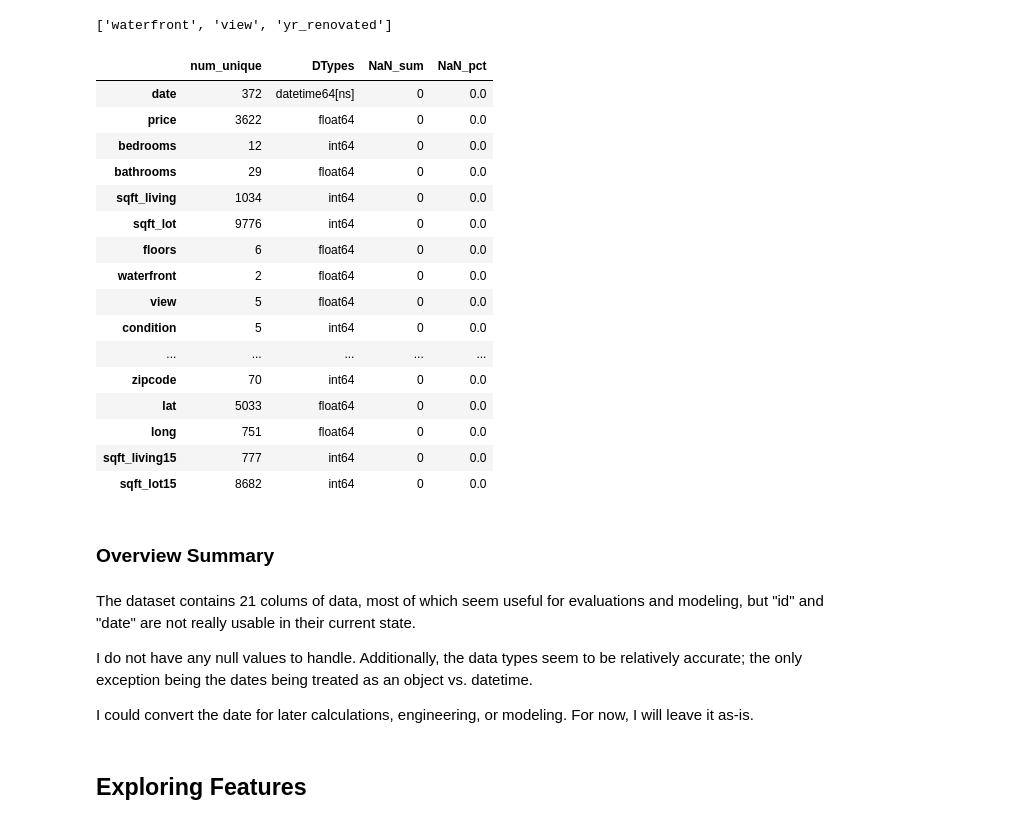
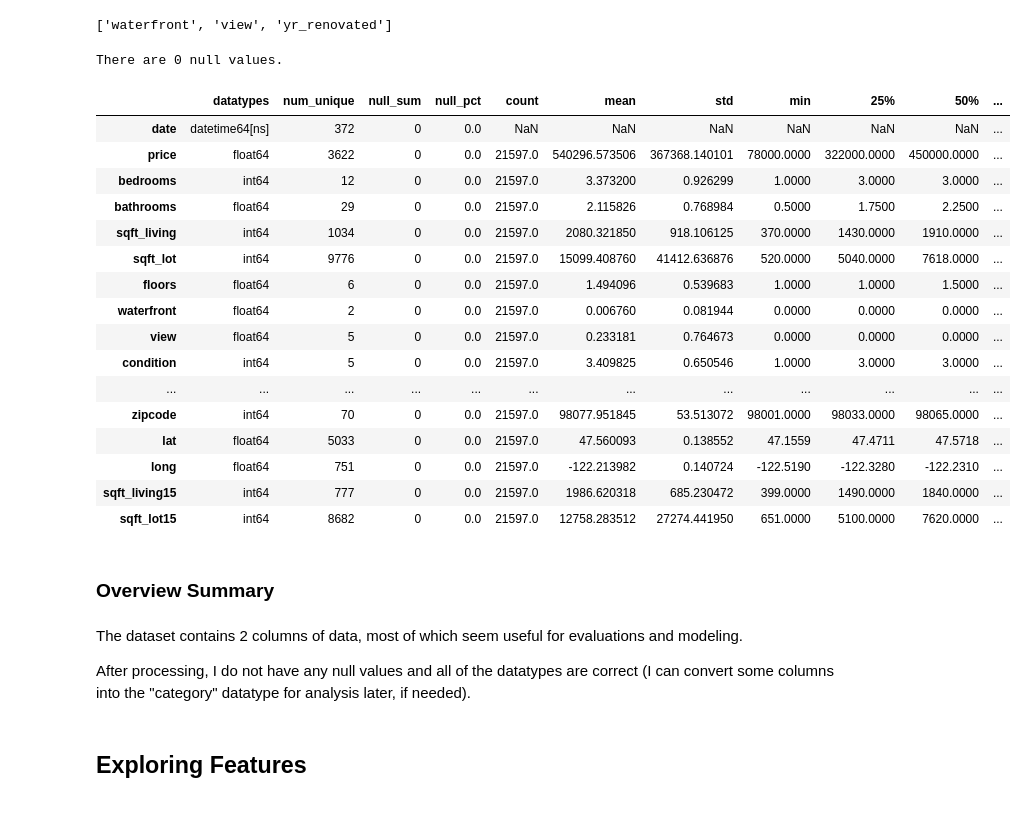
Before and after one commit to BenJMcCarty/BMC_KC_Housing_P2Project_v2, a Jupyter notebook: P2Pv2_now_w_pipes.ipynb, the cells around one changed output. Cells and saved outputs as stored; diff of their text form; code cells hidden in the pictures.

Commit message:
proofreading feature analysis

```diff
--- a/P2Pv2_now_w_pipes.ipynb
+++ b/P2Pv2_now_w_pipes.ipynb
@@ -353,7 +314,0 @@ Name: view, dtype: int64
-# %%
-report_df = pd.DataFrame({'num_unique':df.nunique(),
-              'DTypes':df.dtypes,
-              'NaN_sum':df.isna().sum(),
-              'NaN_pct':df.isna().sum()/len(df)})
-
-pd.concat([df.describe().T,report_df], axis=1)
@@ -386,6 +321,13 @@ for col in df:
 df_na_col
 # %% [output]
 ['waterfront', 'view', 'yr_renovated']
+# %%
+## Converting 'sqft_basement' to numeric and filling any null values with zero
+df['sqft_basement'] = pd.to_numeric(df['sqft_basement'], errors='coerce')
+df['sqft_basement'].fillna('0', inplace=True)
+print(f'There are {df["sqft_basement"].isna().sum()} null values.\n')
+# %% [output]
+There are 0 null values.
 # %%
 for i in df_na_col:
     df[i].fillna(df[i].mode()[0], inplace=True)
@@ -399,36 +334,29 @@ for i in df_na_col:
-# %%
-report_df = pd.DataFrame({'num_unique':df.nunique(),
-              'DTypes':df.dtypes,
-              'NaN_sum':df.isna().sum(),
-              'NaN_pct':df.isna().sum()/len(df)})
-
-report_df
-# %% [output]
-|  | num_unique | DTypes | NaN_sum | NaN_pct |
-| date | 372 | datetime64[ns] | 0 | 0.0 |
-| price | 3622 | float64 | 0 | 0.0 |
-| bedrooms | 12 | int64 | 0 | 0.0 |
-| bathrooms | 29 | float64 | 0 | 0.0 |
-| sqft_living | 1034 | int64 | 0 | 0.0 |
-| sqft_lot | 9776 | int64 | 0 | 0.0 |
-| floors | 6 | float64 | 0 | 0.0 |
-| waterfront | 2 | float64 | 0 | 0.0 |
-| view | 5 | float64 | 0 | 0.0 |
-| condition | 5 | int64 | 0 | 0.0 |
-| ... | ... | ... | ... | ... |
-| zipcode | 70 | int64 | 0 | 0.0 |
-| lat | 5033 | float64 | 0 | 0.0 |
-| long | 751 | float64 | 0 | 0.0 |
-| sqft_living15 | 777 | int64 | 0 | 0.0 |
-| sqft_lot15 | 8682 | int64 | 0 | 0.0 |
+# %%
+report_df(df)
+# %% [output]
+|  | datatypes | num_unique | null_sum | null_pct | count | mean | std | min | 25% | 50% | ... |
+| date | datetime64[ns] | 372 | 0 | 0.0 | NaN | NaN | NaN | NaN | NaN | NaN | ... |
+| price | float64 | 3622 | 0 | 0.0 | 21597.0 | 540296.573506 | 367368.140101 | 78000.0000 | 322000.0000 | 450000.0000 | ... |
+| bedrooms | int64 | 12 | 0 | 0.0 | 21597.0 | 3.373200 | 0.926299 | 1.0000 | 3.0000 | 3.0000 | ... |
+| bathrooms | float64 | 29 | 0 | 0.0 | 21597.0 | 2.115826 | 0.768984 | 0.5000 | 1.7500 | 2.2500 | ... |
+| sqft_living | int64 | 1034 | 0 | 0.0 | 21597.0 | 2080.321850 | 918.106125 | 370.0000 | 1430.0000 | 1910.0000 | ... |
+| sqft_lot | int64 | 9776 | 0 | 0.0 | 21597.0 | 15099.408760 | 41412.636876 | 520.0000 | 5040.0000 | 7618.0000 | ... |
+| floors | float64 | 6 | 0 | 0.0 | 21597.0 | 1.494096 | 0.539683 | 1.0000 | 1.0000 | 1.5000 | ... |
+| waterfront | float64 | 2 | 0 | 0.0 | 21597.0 | 0.006760 | 0.081944 | 0.0000 | 0.0000 | 0.0000 | ... |
+| view | float64 | 5 | 0 | 0.0 | 21597.0 | 0.233181 | 0.764673 | 0.0000 | 0.0000 | 0.0000 | ... |
+| condition | int64 | 5 | 0 | 0.0 | 21597.0 | 3.409825 | 0.650546 | 1.0000 | 3.0000 | 3.0000 | ... |
+| ... | ... | ... | ... | ... | ... | ... | ... | ... | ... | ... | ... |
+| zipcode | int64 | 70 | 0 | 0.0 | 21597.0 | 98077.951845 | 53.513072 | 98001.0000 | 98033.0000 | 98065.0000 | ... |
+| lat | float64 | 5033 | 0 | 0.0 | 21597.0 | 47.560093 | 0.138552 | 47.1559 | 47.4711 | 47.5718 | ... |
+| long | float64 | 751 | 0 | 0.0 | 21597.0 | -122.213982 | 0.140724 | -122.5190 | -122.3280 | -122.2310 | ... |
+| sqft_living15 | int64 | 777 | 0 | 0.0 | 21597.0 | 1986.620318 | 685.230472 | 399.0000 | 1490.0000 | 1840.0000 | ... |
+| sqft_lot15 | int64 | 8682 | 0 | 0.0 | 21597.0 | 12758.283512 | 27274.441950 | 651.0000 | 5100.0000 | 7620.0000 | ... |
 # %% [markdown]
 ### Overview Summary
-# %% [markdown]
-The dataset contains 21 colums of data, most of which seem useful for evaluations and modeling, but "id" and "date" are not really usable in their current state.
-
-I do not have any null values to handle. Additionally, the data types seem to be relatively accurate; the only exception being the dates being treated as an object vs. datetime.
-
-I could convert the date for later calculations, engineering, or modeling. For now, I will leave it as-is.
+# %% [markdown]
+The dataset contains 2 columns of data, most of which seem useful for evaluations and modeling.
+
+After processing, I do not have any null values and all of the datatypes are correct (I can convert some columns into the "category" datatype for analysis later, if needed).
 # %% [markdown]
 ## Exploring Features
 # %% [markdown]
```
Also changed, not shown: parts of 28 cells of this notebook, 1 other file.
